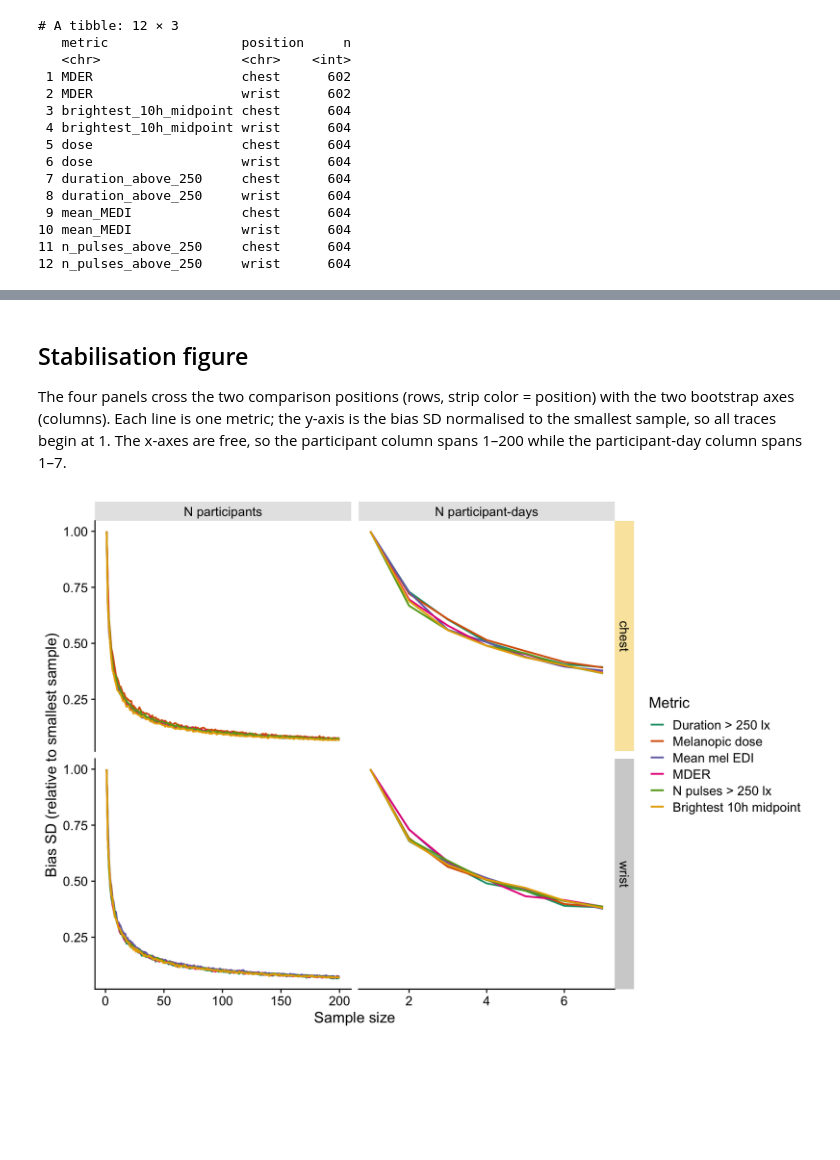
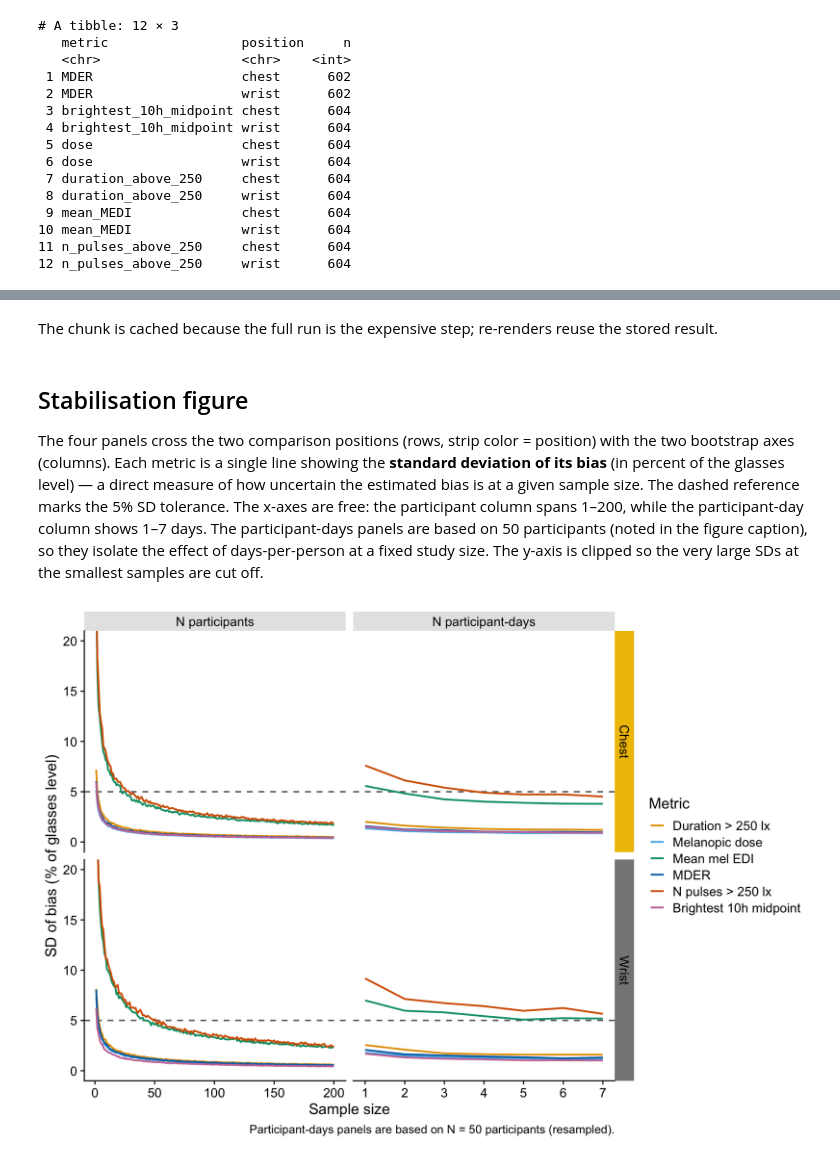
Before and after one commit to tscnlab/ZaunerDeVriesEtAl_bioRxiv_2026, a Jupyter notebook: docs/notebooks/JZ_error_stabilisation.embed.ipynb, the cells around one changed output, grey strips where cells are left out. Drawn from its saved outputs; the diff is of its cells as text; code cells hidden in the pictures; blank space fills up the shorter version.

```diff
--- a/docs/notebooks/JZ_error_stabilisation.embed.ipynb
+++ b/docs/notebooks/JZ_error_stabilisation.embed.ipynb
@@ -238,0 +250,5 @@ source(here("scripts/bootstrap_stability.R"))
+# %%
+#| label: metric-scales
+#| filename: Derive model scales
+scales <- derive_metric_scales(metric_info)
+scales |> filter(metric %in% target_metrics)
@@ -241,7 +267,7 @@ The bias table for all six metrics and both comparison positions:
 # %%
 #| label: bias-all
 #| filename: Bias table for all target metrics
-bias_df <- compute_bias(metrics, target_metrics)
+bias_df <- compute_bias(metrics |> filter(metric %in% target_metrics), scales)
 bias_df |> count(metric, position)
 # %% [output]
 # A tibble: 12 × 3
@@ -266,44 +292,36 @@ We now run both axes for every metric and position with **B = 1000** replicates,
+# %%
+#| label: days-n
+#| filename: Fixed study size for the participant-days axis
+days_n_participants <- 50
+# %% [markdown]
+The chunk is cached because the full run is the expensive step; re-renders reuse the stored result.
 # %%
 #| label: full-run
 #| filename: Full bootstrap run
 #| cache: true
 stability <- bootstrap_stability(
   bias_df,
-  n_range   = 1:200,
-  day_range = 1:7,
-  B         = 1000
+  n_range             = 1:200,
+  day_range           = 1:7,
+  B                   = 1000,
+  days_n_participants = days_n_participants
 )
 # %% [markdown]
 ## Stabilisation figure
 
-The four panels cross the two comparison positions (rows, strip color = position) with the two bootstrap axes (columns). Each line is one metric; the y-axis is the bias SD normalised to the smallest sample, so all traces begin at 1. The x-axes are free, so the participant column spans 1–200 while the participant-day column spans 1–7.
+The four panels cross the two comparison positions (rows, strip color = position) with the two bootstrap axes (columns). Each metric is a single line showing the **standard deviation of its bias** (in percent of the glasses level) — a direct measure of how uncertain the estimated bias is at a given sample size. The dashed reference marks the 5% SD tolerance. The x-axes are free: the participant column spans 1–200, while the participant-day column shows 1–7 days. The participant-days panels are based on 50 participants (noted in the figure caption), so they isolate the effect of days-per-person at a fixed study size. The y-axis is clipped so the very large SDs at the smallest samples are cut off.
-# %%
-#| label: fig-stability
-#| filename: Four-panel stability figure
-#| fig-width: 10
-#| fig-height: 7
-#| warning: false
-stability_plot <-
-  stability |>
-  mutate(
-    metric = factor(metric, levels = names(metric_labels), labels = metric_labels),
-    boot_type = factor(boot_type,
-                       levels = c("participants", "participant-days"),
-                       labels = c("N participants", "N participant-days"))
-  ) |>
-  ggplot(aes(n, sd_norm, colour = metric)) +
-  geom_line(linewidth = 0.8) +
-  facet_grid(position ~ boot_type, scales = "free_x") +
-  scale_colour_brewer(palette = "Dark2", name = "Metric") +
-  labs(x = "Sample size",
-       y = "Bias SD (relative to smallest sample)") +
-  theme_cowplot() +
-  theme(strip.background = element_rect(fill = "grey90"))
-
-fig_stability <- ggdraw(color_strips_grid(stability_plot, position_colors))
-fig_stability
-# %% [output]
-[figure, removed]
+# %%
+#| label: fig-stability
+#| filename: Four-panel stability figure
+#| fig-width: 10
+#| fig-height: 7
+#| warning: false
+fig_stability <- plot_stability(stability, position_colors, metric_labels,
+                                tol = 5, ylim = c(0, 20),
+                                days_n_participants = days_n_participants)
+fig_stability
+# %% [output]
+[figure, added]
 # %%
 #| label: save-figure
 #| filename: Save the stability figure
```
Also changed, not shown: parts of 26 cells of this notebook, 47 other files.
